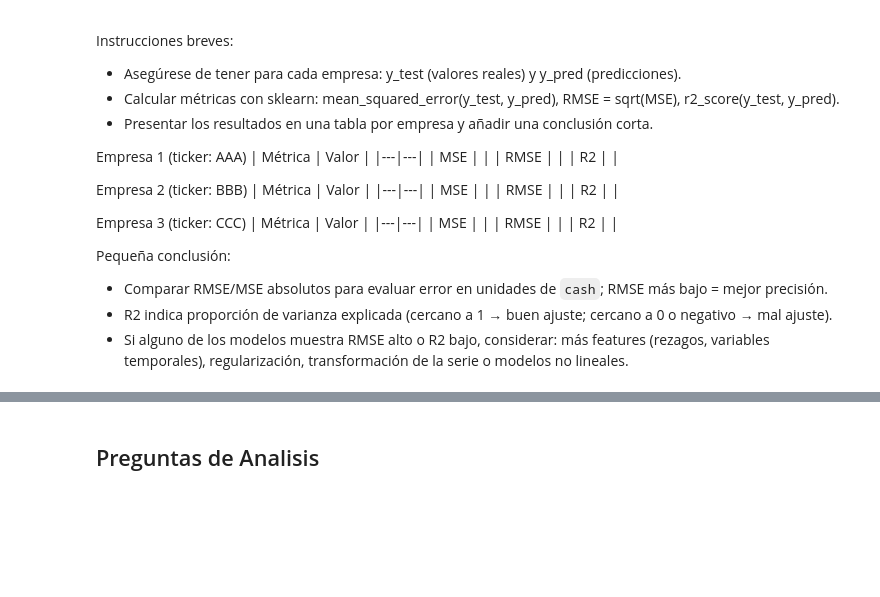
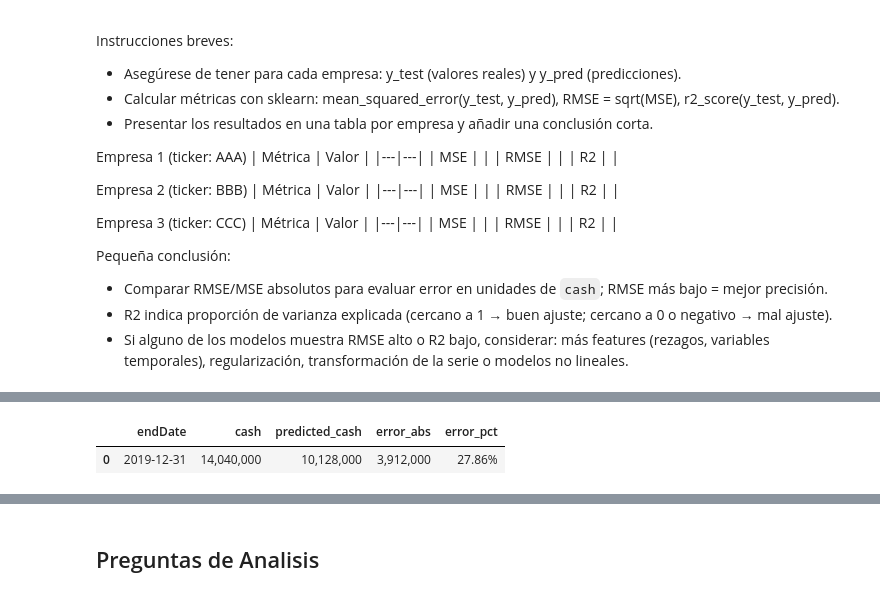
Before and after one commit to alberthvc/IA_Mario_Morales, a Jupyter notebook: asignacion_2/asignacion_2_regresion.ipynb, the cells around one changed output, grey strips where cells are left out. Cells and saved outputs as stored; diff of their text form; code cells hidden in the pictures; blank space fills up the shorter version.

```diff
--- a/asignacion_2/asignacion_2_regresion.ipynb
+++ b/asignacion_2/asignacion_2_regresion.ipynb
@@ -154,0 +787,98 @@ Pequeña conclusión:
+# %%
+# Paso 8 (celda nueva) — Cálculo y visualización bonita de métricas y tablas por empresa
+# Usa variables ya presentes en el notebook: per_stock, selected_stocks, pd, np, mean_squared_error, r2_score, display
+
+rows = []
+details = {}
+
+for s in selected_stocks:
+    info = per_stock.get(s, {})
+    test_df = info.get('test_df')
+    y_pred_ser = info.get('y_pred')
+
+    if test_df is None or test_df.empty or y_pred_ser is None:
+        rows.append((s, 0, np.nan, np.nan, np.nan, np.nan))
+        details[s] = None
+        continue
+
+    # Alinear predicciones y verdaderos
+    try:
+        y_pred_aligned = y_pred_ser.reindex(test_df.index).astype(float).values
+    except Exception:
+        y_pred_aligned = np.asarray(y_pred_ser, dtype=float).ravel()
+
+    y_true = np.asarray(test_df['cash'].astype(float).values).ravel()
+    m = min(len(y_true), len(y_pred_aligned))
+    if m == 0:
+        rows.append((s, 0, np.nan, np.nan, np.nan, np.nan))
+        details[s] = None
+        continue
+
+    y_true = y_true[:m]
+    y_pred_aligned = y_pred_aligned[:m]
+
+    mse_val = float(mean_squared_error(y_true, y_pred_aligned))
+    rmse_val = float(np.sqrt(mse_val))
+    mae_val = float(np.mean(np.abs(y_true - y_pred_aligned)))
+    r2_val = float(r2_score(y_true, y_pred_aligned)) if y_true.shape[0] >= 2 else float('nan')
+
+    rows.append((s, int(m), mse_val, rmse_val, mae_val, r2_val))
+
+    # Tabla detalle por empresa: endDate, real, predicho, error absoluto, error %
+    det = test_df[['endDate', 'cash']].copy().reset_index(drop=True)
+    det['predicted_cash'] = y_pred_aligned
+    det['error_abs'] = (det['cash'] - det['predicted_cash']).abs()
+    det['error_pct'] = np.where(det['cash'] != 0, (det['error_abs'] / det['cash']) * 100.0, np.nan)
+    details[s] = det
+
+# DataFrame resumen
+summary_df = pd.DataFrame(rows, columns=['stock', 'n_test', 'MSE', 'RMSE', 'MAE', 'R2']).set_index('stock')
+
+# Formateo y estilo para buena visualización
+fmt = {
+    'n_test': '{:.0f}',
+    'MSE': '{:,.0f}',
+    'RMSE': '{:,.0f}',
+    'MAE': '{:,.0f}',
+    'R2': '{:.4f}'
+}
+table_styles = [
+    {'selector': 'th', 'props': [('border', '1px solid #444'), ('background-color', '#f0f0f0')]},
+    {'selector': 'td', 'props': [('border', '1px solid #ddd')]},
+    {'selector': 'table', 'props': [('border-collapse', 'separate'), ('border-spacing', '0'), ('width','80%')]}
+]
+
+# Mostrar resumen estilado
+display(summary_df.style.format(fmt).set_table_styles(table_styles).set_caption("Resumen de métricas por empresa (Paso 8)"))
+
+# Mostrar tablas detalle por empresa (si existen) con estilo
+for s in selected_stocks:
+    det = details.get(s)
+    if det is None or det.empty:
+        display(pd.DataFrame({'info':[f"No hay test/predicciones para {s}"]}).style.set_table_styles(table_styles).set_caption(f"Detalle: {s}"))
+        continue
+    det_display = det.copy()
+    # Formatos legibles
+    det_display['endDate'] = pd.to_datetime(det_display['endDate']).dt.date
+    det_display[['cash','predicted_cash','error_abs']] = det_display[['cash','predicted_cash','error_abs']].applymap(lambda x: f"{x:,.0f}")
+    det_display['error_pct'] = det_display['error_pct'].map(lambda x: f"{x:.2f}%" if not pd.isna(x) else "nan")
+    display(det_display.style.set_table_styles(table_styles).set_caption(f"Detalle: valores reales vs predichos — {s}"))
+
+# Resumen textual corto
+print("Conclusión breve:")
+for stock, row in summary_df.iterrows():
+    mse_val, rmse_val, r2_val = row['MSE'], row['RMSE'], row['R2']
+    n_test = int(row['n_test'])
+    if n_test == 0 or np.isnan(rmse_val):
+        print(f"- {stock}: faltan datos de test/predicción.")
+        continue
+    perf = "bajo ajuste"
+    if not np.isnan(r2_val):
+        if r2_val >= 0.7:
+            perf = "buen ajuste relativo"
+        elif r2_val >= 0.3:
+            perf = "ajuste moderado"
+        else:
+            perf = "bajo ajuste"
+    print(f"- {stock}: n_test={n_test}, RMSE={rmse_val:,.0f}. R2={'nan' if np.isnan(r2_val) else f'{r2_val:.3f}'} → {perf}.")
+# %% [output]
@@ -154,0 +892,2 @@ Pequeña conclusión:
+|  | endDate | cash | predicted_cash | error_abs | error_pct |
+| 0 | 2019-12-31 | 14,040,000 | 10,128,000 | 3,912,000 | 27.86% |
```
Also changed, not shown: parts of 16 cells of this notebook, 1 other file.
